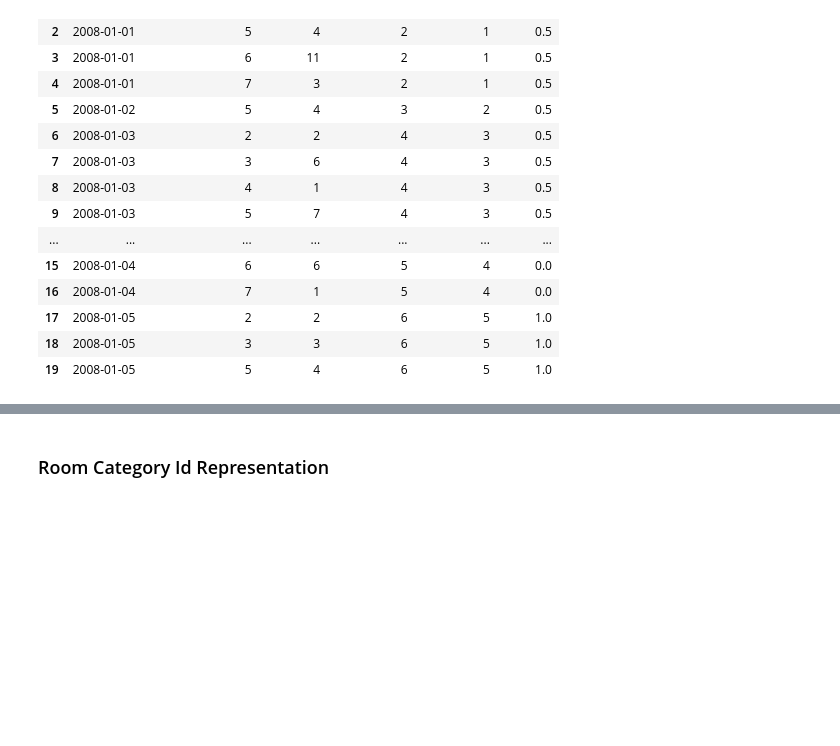
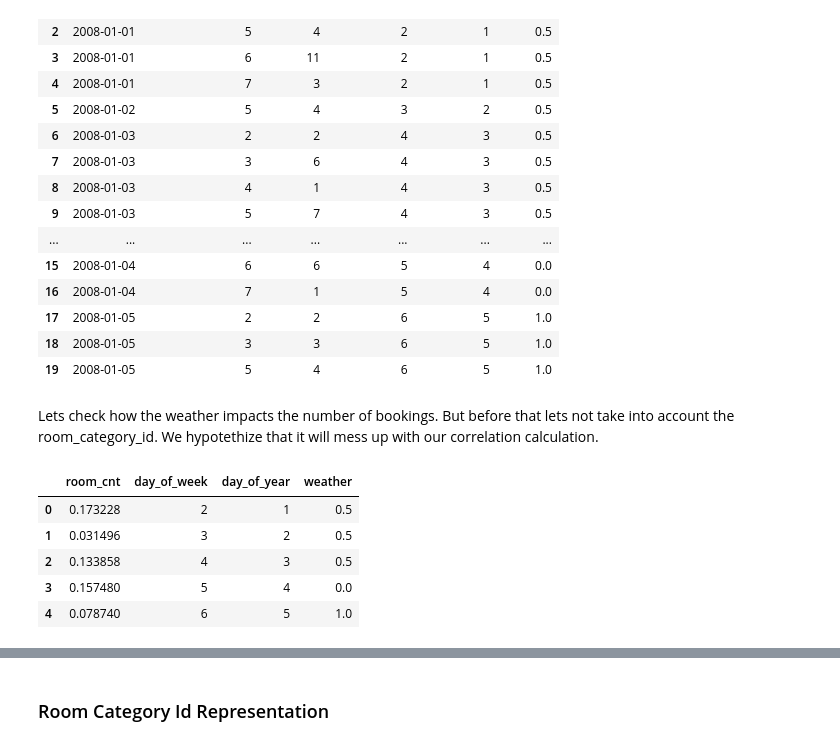
Before and after one commit to usernamenenad/Lumen, a Jupyter notebook: src/borisDataset.ipynb, the cells around one changed output, grey strips where cells are left out. Cells and saved outputs as stored; diff of their text form; code cells hidden in the pictures; blank space fills up the shorter version.

```diff
--- a/src/borisDataset.ipynb
+++ b/src/borisDataset.ipynb
@@ -372,3 +372,5 @@ new_dataset.head(n=20)
 | 17 | 2008-01-05 | 2 | 2 | 6 | 5 | 1.0 |
 | 18 | 2008-01-05 | 3 | 3 | 6 | 5 | 1.0 |
 | 19 | 2008-01-05 | 5 | 4 | 6 | 5 | 1.0 |
+# %% [markdown]
+Lets check how the weather impacts the number of bookings. But before that lets not take into account the room_category_id. We hypotethize that it will mess up with our correlation calculation.
@@ -374,0 +386,9 @@ new_dataset.head(n=20)
+# %%
+weather_corr.head()
+# %% [output]
+|  | room_cnt | day_of_week | day_of_year | weather |
+| 0 | 0.173228 | 2 | 1 | 0.5 |
+| 1 | 0.031496 | 3 | 2 | 0.5 |
+| 2 | 0.133858 | 4 | 3 | 0.5 |
+| 3 | 0.157480 | 5 | 4 | 0.0 |
+| 4 | 0.078740 | 6 | 5 | 1.0 |
```
Also changed, not shown: parts of 3 cells of this notebook.
